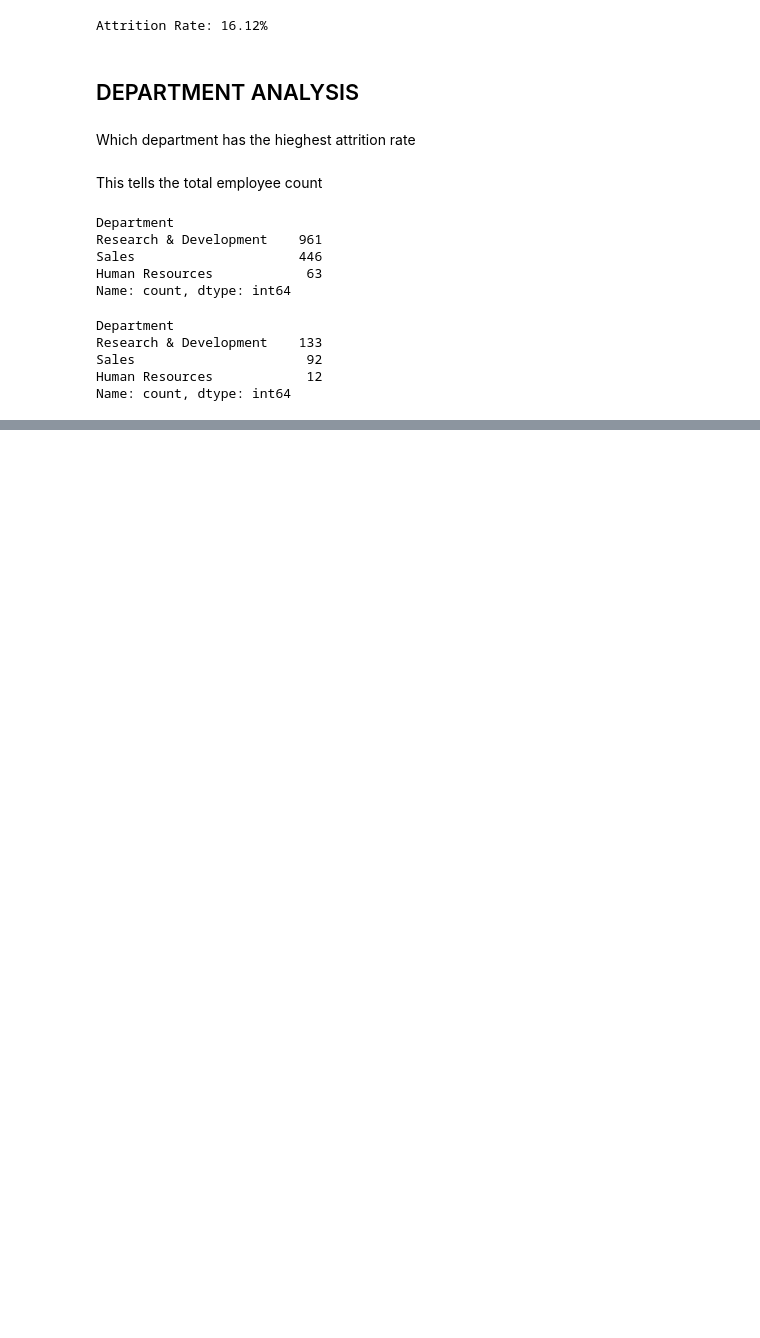
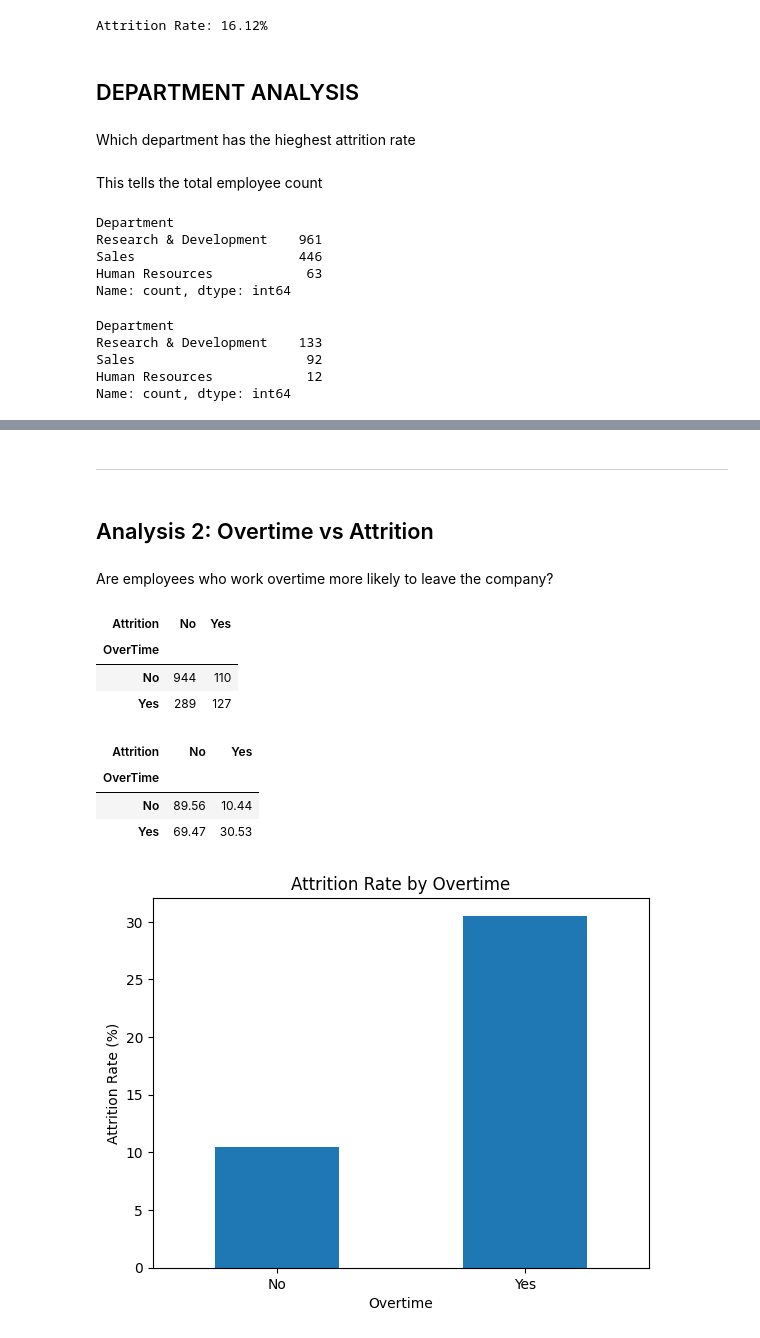
Before and after one commit to VedantGautam-02/HR-Employee-Attrition-Analysis, a Jupyter notebook: Data/HR_Employee_Attrition_Analysis.ipynb, the cells around one changed output, grey strips where cells are left out. Saved outputs shown, nothing was run; the diff lists cells and outputs as text; code cells hidden in the pictures; blank space fills up the shorter version.

```diff
--- a/Data/HR_Employee_Attrition_Analysis.ipynb
+++ b/Data/HR_Employee_Attrition_Analysis.ipynb
@@ -234,0 +283,41 @@ Name: count, dtype: int64
+# %% [markdown]
+---------------------------------------------------------------------------
+# %% [markdown]
+## Analysis 2: Overtime vs Attrition
+# %% [markdown]
+Are employees who work overtime more likely to leave the company?
+# %%
+overtime_attrition = pd.crosstab(
+    df["OverTime"],
+    df["Attrition"]
+)
+
+overtime_attrition
+# %% [output]
+| Attrition | No | Yes |
+| OverTime |  |  |
+| No | 944 | 110 |
+| Yes | 289 | 127 |
+# %%
+overtime_rate = pd.crosstab(
+    df["OverTime"],
+    df["Attrition"],
+    normalize = "index"
+)* 100
+
+overtime_rate.round(2)
+# %% [output]
+| Attrition | No | Yes |
+| OverTime |  |  |
+| No | 89.56 | 10.44 |
+| Yes | 69.47 | 30.53 |
+# %%
+overtime_rate["Yes"].plot(kind="bar")
+
+plt.title("Attrition Rate by Overtime")
+plt.xlabel("Overtime")
+plt.ylabel("Attrition Rate (%)")
+plt.xticks(rotation=0)
+plt.show()
+# %% [output]
+[figure, added]
```
Also changed, not shown: parts of 109 cells of this notebook, 1 other file.
